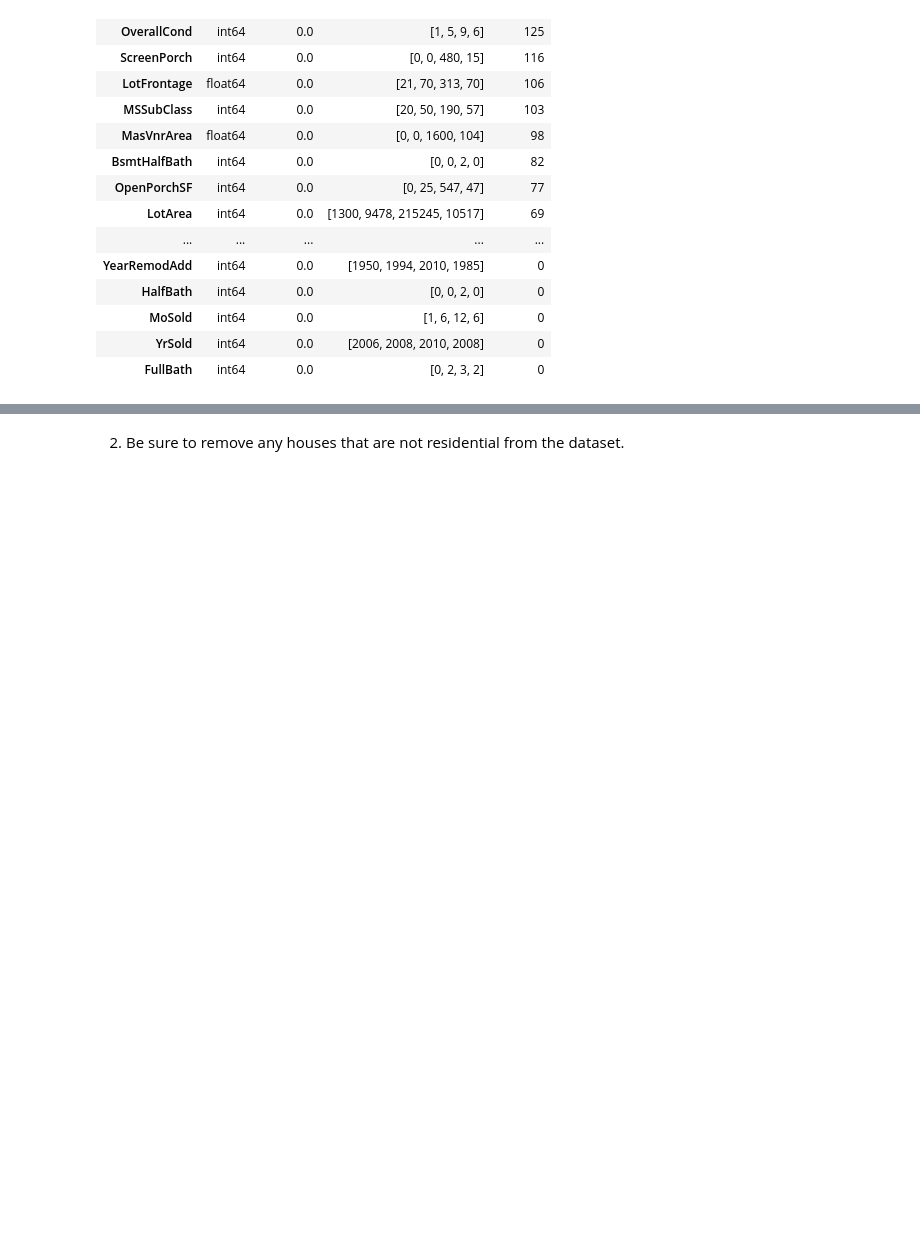
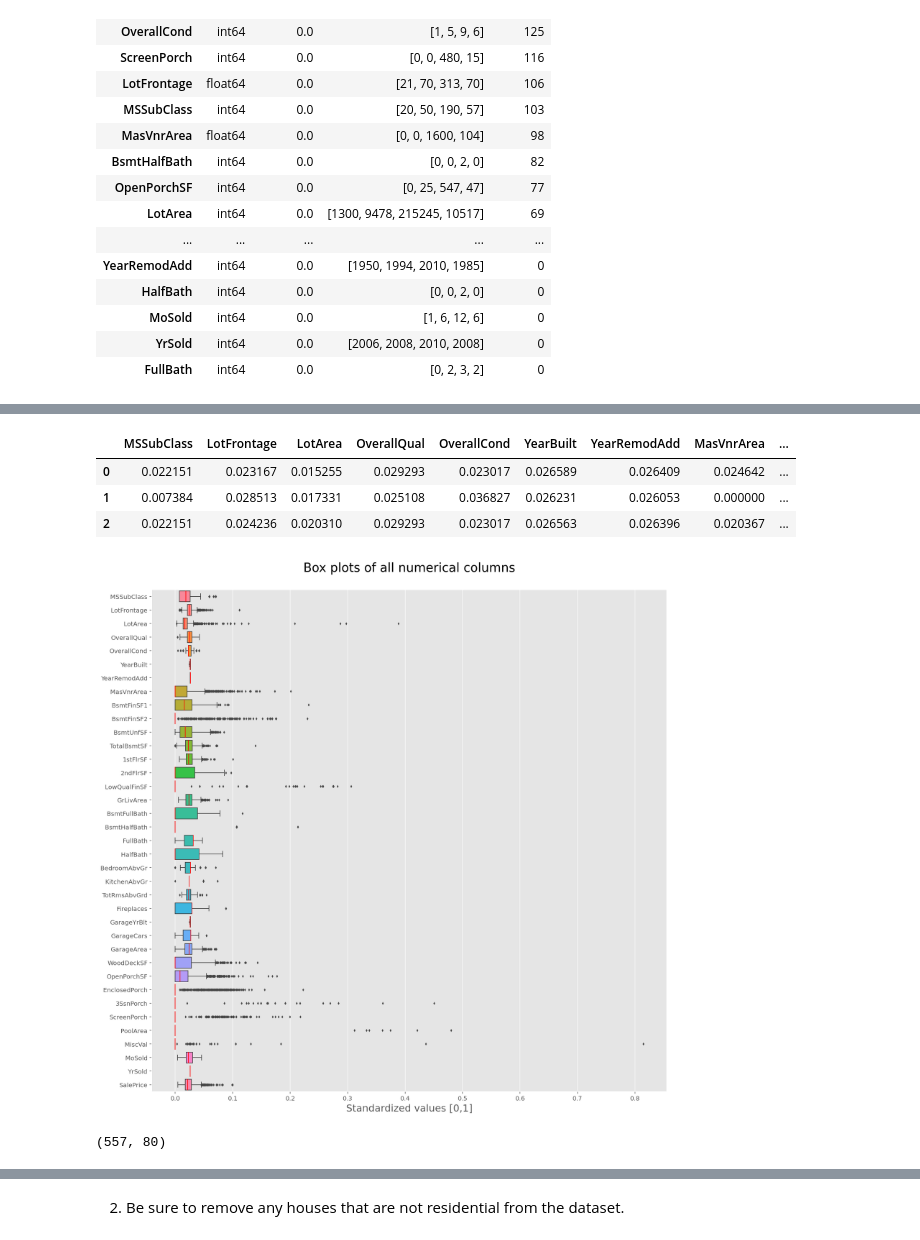
Before and after one commit to androi7/ds-mini-projects, a Jupyter notebook: House-Prices/House_Prices.ipynb, the cells around one changed output, grey strips where cells are left out. Drawn from its saved outputs; the diff is of its cells as text; code cells hidden in the pictures; blank space fills up the shorter version.

```diff
--- a/House-Prices/House_Prices.ipynb
+++ b/House-Prices/House_Prices.ipynb
@@ -449,11 +461,20 @@ from sklearn.preprocessing import normalize
 # %%
 house_stand = pd.DataFrame(normalize(house.select_dtypes(exclude='O'), axis=0),
                            columns=house.select_dtypes(exclude='O').columns)
+# %%
+house_stand.head(3)
+# %% [output]
+|  | MSSubClass | LotFrontage | LotArea | OverallQual | OverallCond | YearBuilt | YearRemodAdd | MasVnrArea | ... |
+| 0 | 0.022151 | 0.023167 | 0.015255 | 0.029293 | 0.023017 | 0.026589 | 0.026409 | 0.024642 | ... |
+| 1 | 0.007384 | 0.028513 | 0.017331 | 0.025108 | 0.036827 | 0.026231 | 0.026053 | 0.000000 | ... |
+| 2 | 0.022151 | 0.024236 | 0.020310 | 0.029293 | 0.023017 | 0.026563 | 0.026396 | 0.020367 | ... |
 # %%
 fig, ax = plt.subplots(figsize=(15,15))
 sns.boxplot(data=house_stand, orient='h', fliersize=2,
-            linewidth=1, notch=False, saturation=0.8,
+            linewidth=1, notch=False, saturation=1,
             whis=1.5, medianprops={"color":"red"}, ax=ax)
 ax.set_title('Box plots of all numerical columns\n', fontsize=20)
 ax.set_xlabel('Standardized values [0,1]', fontsize=16)
 plt.show()
+# %% [output]
+[figure, added]
@@ -464,5 +481,11 @@ IQR = Q3 - Q1
 # %%
 # check outliers with the IQR score technique if they are further away than 1.5 times of the interquartile range
+# but with that defintion it would remove too many rows why it wasn't applied
+Q1 = house.quantile(0.25)
+Q3 = house.quantile(0.75)
+IQR = Q3 - Q1
+
 house_outliers = house[~((house < (Q1 - 1.5 * IQR)) | (house > (Q3 + 1.5 * IQR))).any(axis=1)]
 house_outliers.shape
-# but with that defintion it would remove too many rows why it wasn't applied
+# %% [output]
+(557, 80)
```
Also changed, not shown: parts of 12 cells of this notebook.
